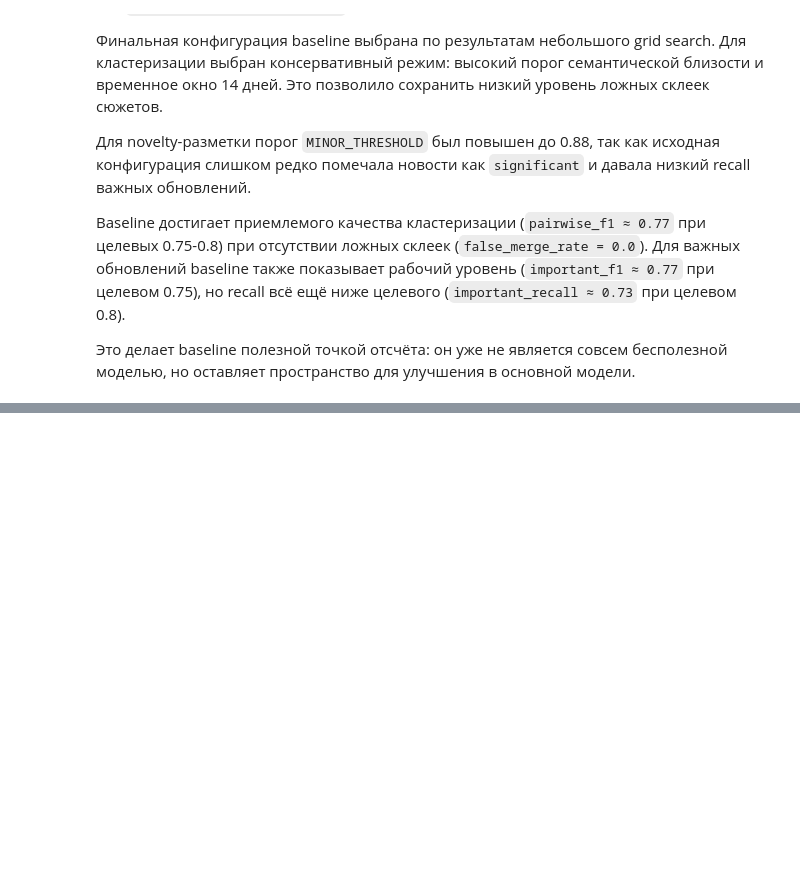
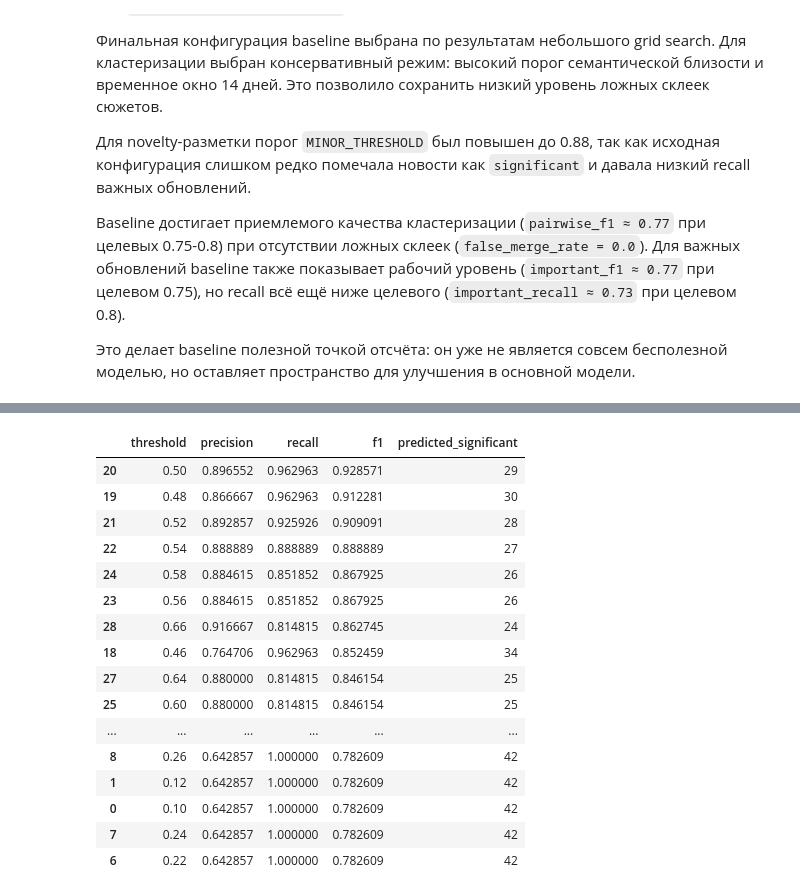
Before and after one commit to Corprus/news-flow-analysis, a Jupyter notebook: notebooks/05_semantic_baseline_model.ipynb, the cells around one changed output, grey strips where cells are left out. Cells and saved outputs as stored; diff of their text form; code cells hidden in the pictures; blank space fills up the shorter version.

```diff
--- a/notebooks/05_semantic_baseline_model.ipynb
+++ b/notebooks/05_semantic_baseline_model.ipynb
@@ -1511,16 +1158,0 @@ Shrink model to first 1 iterations.
-# %%
-#Смотрим что получилось, сохраняем
-val_pred = model.predict(X_val_np).ravel()
-
-print(classification_report(y_val, val_pred, digits=4))
-print("macro_f1:", f1_score(y_val, val_pred, average="macro"))
-print (CATBOOST_MODEL_PATH)
-
-import joblib
-from pathlib import Path
-
-CATBOOST_JOBLIB_PATH = MODELS_DIR / "catboost_novelty_model.joblib"
-CATBOOST_JOBLIB_PATH.parent.mkdir(parents=True, exist_ok=True)
-
-joblib.dump(model, CATBOOST_JOBLIB_PATH)
-#model.save_model(str(CATBOOST_MODEL_PATH), format="cbm")
@@ -1843,0 +1873,46 @@ diff_df[
+# %%
+from sklearn.metrics import precision_score, recall_score, f1_score
+
+def evaluate_thresholds(y_true, y_proba, thresholds=None):
+    if thresholds is None:
+        thresholds = np.arange(0.10, 0.91, 0.02)
+
+    rows = []
+
+    for threshold in thresholds:
+        y_pred = (y_proba >= threshold).astype(int)
+
+        rows.append({
+            "threshold": threshold,
+            "precision": precision_score(y_true, y_pred, zero_division=0),
+            "recall": recall_score(y_true, y_pred, zero_division=0),
+            "f1": f1_score(y_true, y_pred, zero_division=0),
+            "predicted_significant": int(y_pred.sum()),
+        })
+
+    return pd.DataFrame(rows)
+# %%
+threshold_report = evaluate_thresholds(
+    y_true=significance_model.y_val_,
+    y_proba=significance_model.val_proba_,
+)
+
+threshold_report.sort_values("f1", ascending=False).head(20)
+# %% [output]
+|  | threshold | precision | recall | f1 | predicted_significant |
+| 20 | 0.50 | 0.896552 | 0.962963 | 0.928571 | 29 |
+| 19 | 0.48 | 0.866667 | 0.962963 | 0.912281 | 30 |
+| 21 | 0.52 | 0.892857 | 0.925926 | 0.909091 | 28 |
+| 22 | 0.54 | 0.888889 | 0.888889 | 0.888889 | 27 |
+| 24 | 0.58 | 0.884615 | 0.851852 | 0.867925 | 26 |
+| 23 | 0.56 | 0.884615 | 0.851852 | 0.867925 | 26 |
+| 28 | 0.66 | 0.916667 | 0.814815 | 0.862745 | 24 |
+| 18 | 0.46 | 0.764706 | 0.962963 | 0.852459 | 34 |
+| 27 | 0.64 | 0.880000 | 0.814815 | 0.846154 | 25 |
+| 25 | 0.60 | 0.880000 | 0.814815 | 0.846154 | 25 |
+| ... | ... | ... | ... | ... | ... |
+| 8 | 0.26 | 0.642857 | 1.000000 | 0.782609 | 42 |
+| 1 | 0.12 | 0.642857 | 1.000000 | 0.782609 | 42 |
+| 0 | 0.10 | 0.642857 | 1.000000 | 0.782609 | 42 |
+| 7 | 0.24 | 0.642857 | 1.000000 | 0.782609 | 42 |
+| 6 | 0.22 | 0.642857 | 1.000000 | 0.782609 | 42 |
```
Also changed, not shown: parts of 56 cells of this notebook.
